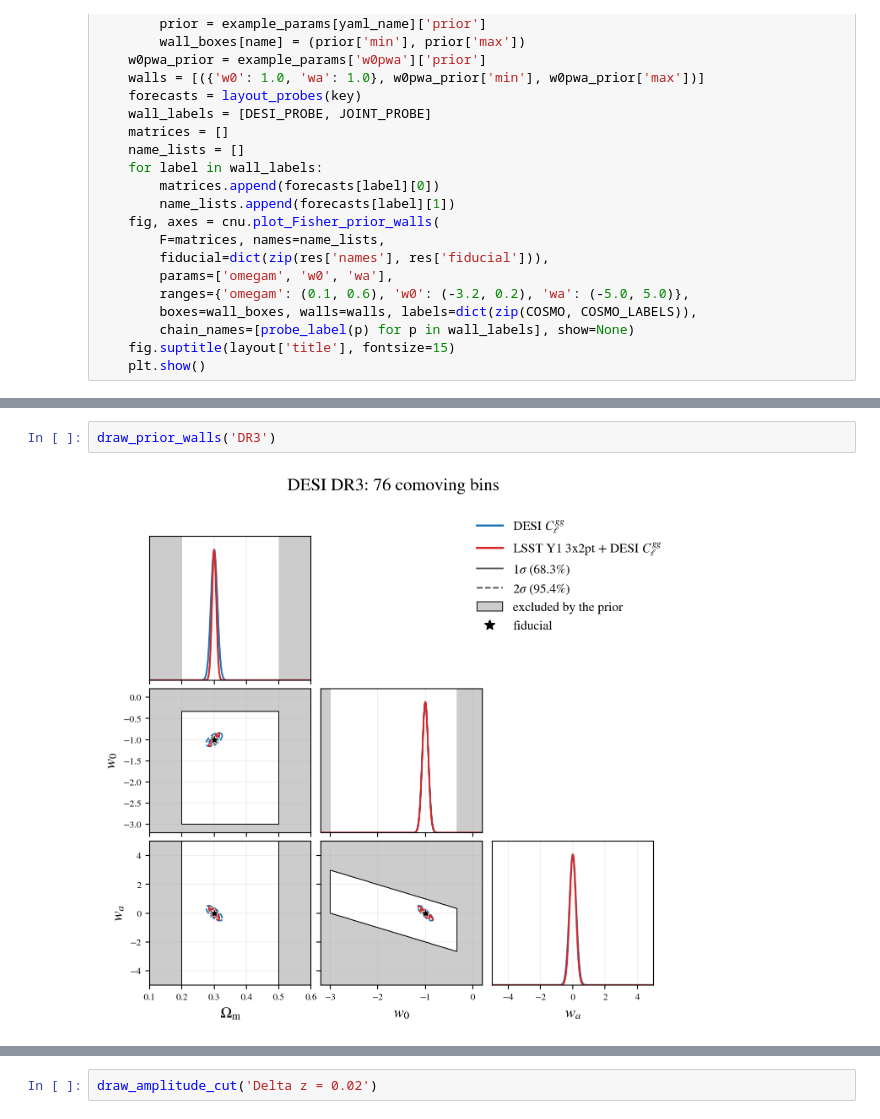
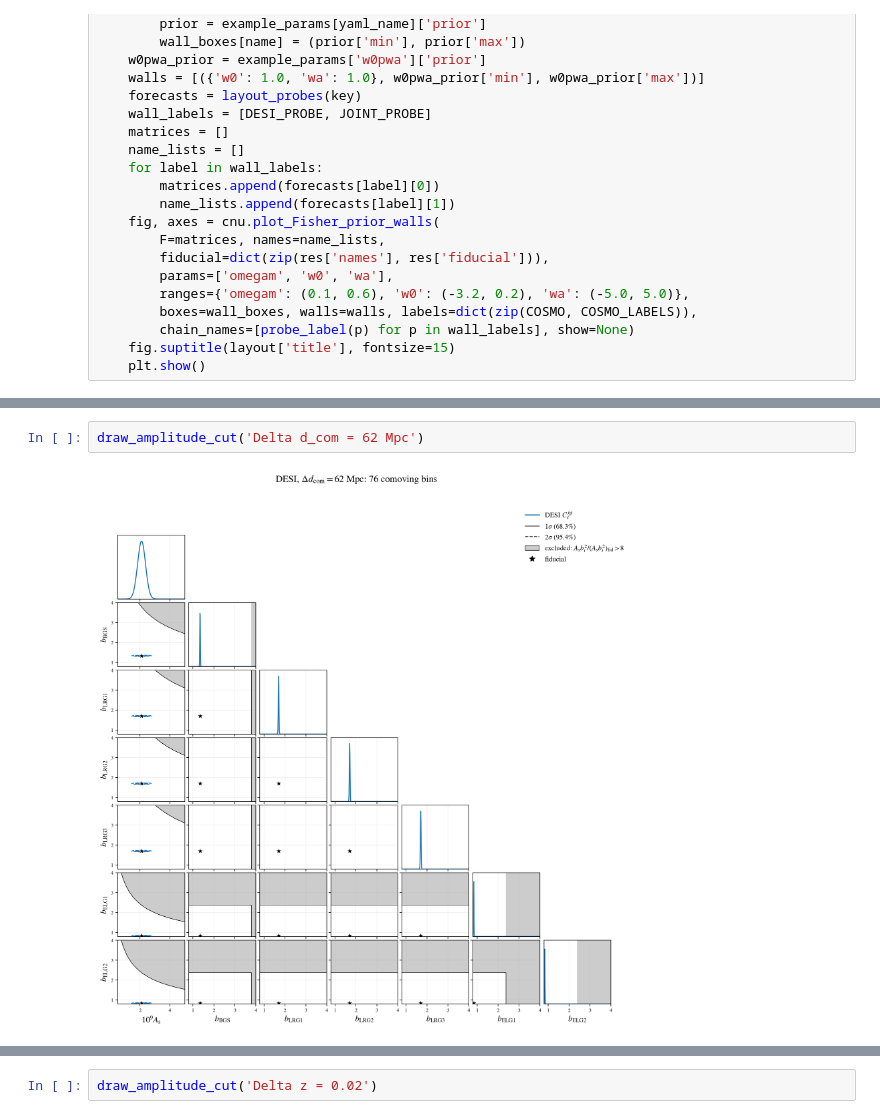
Before and after one commit to SBU-COSMOLIKE/lssty1xdesi, a Jupyter notebook: EXAMPLE_EVALUATE_FISHER.ipynb, the cells around one changed output, grey strips where cells are left out. Cells and saved outputs as stored; diff of their text form.

```diff
--- a/EXAMPLE_EVALUATE_FISHER.ipynb
+++ b/EXAMPLE_EVALUATE_FISHER.ipynb
@@ -1254,4 +1253,4 @@ draw_amplitude_cut('DR3')
-# %%
-draw_prior_walls('DR3')
-# %% [output]
-[figure, removed]
+# %%
+draw_amplitude_cut('Delta d_com = 62 Mpc')
+# %% [output]
+[figure, added]
```
Also changed, not shown: parts of 27 cells of this notebook, 4 other files.
